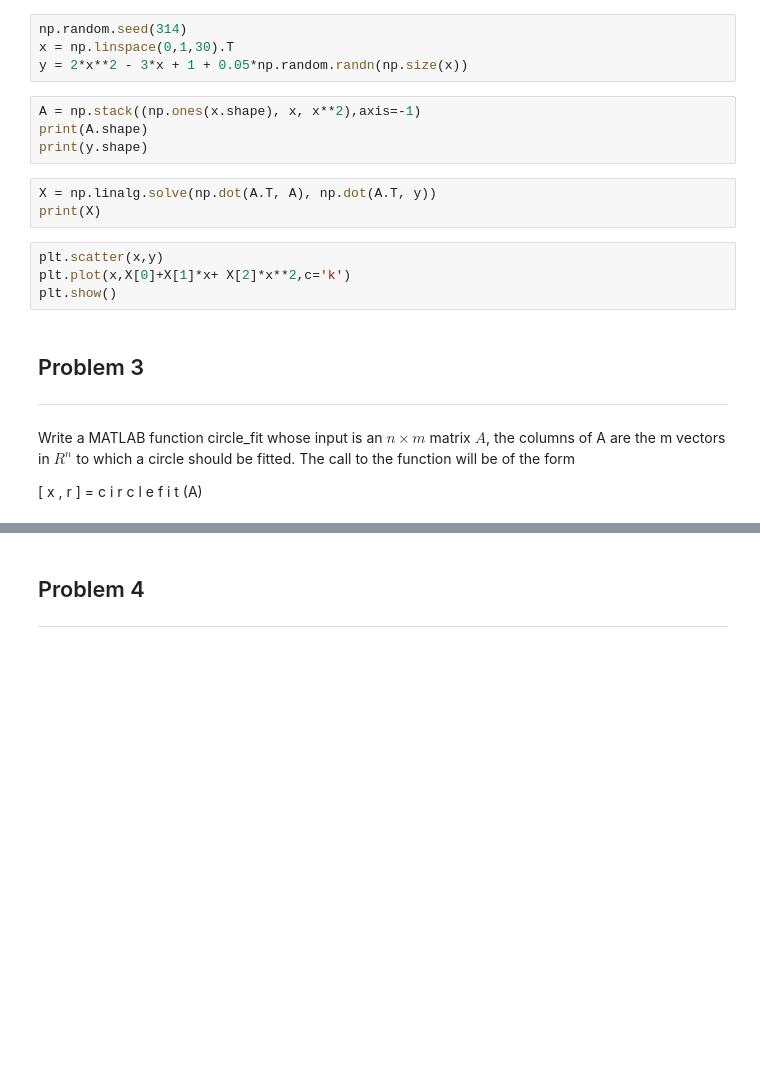
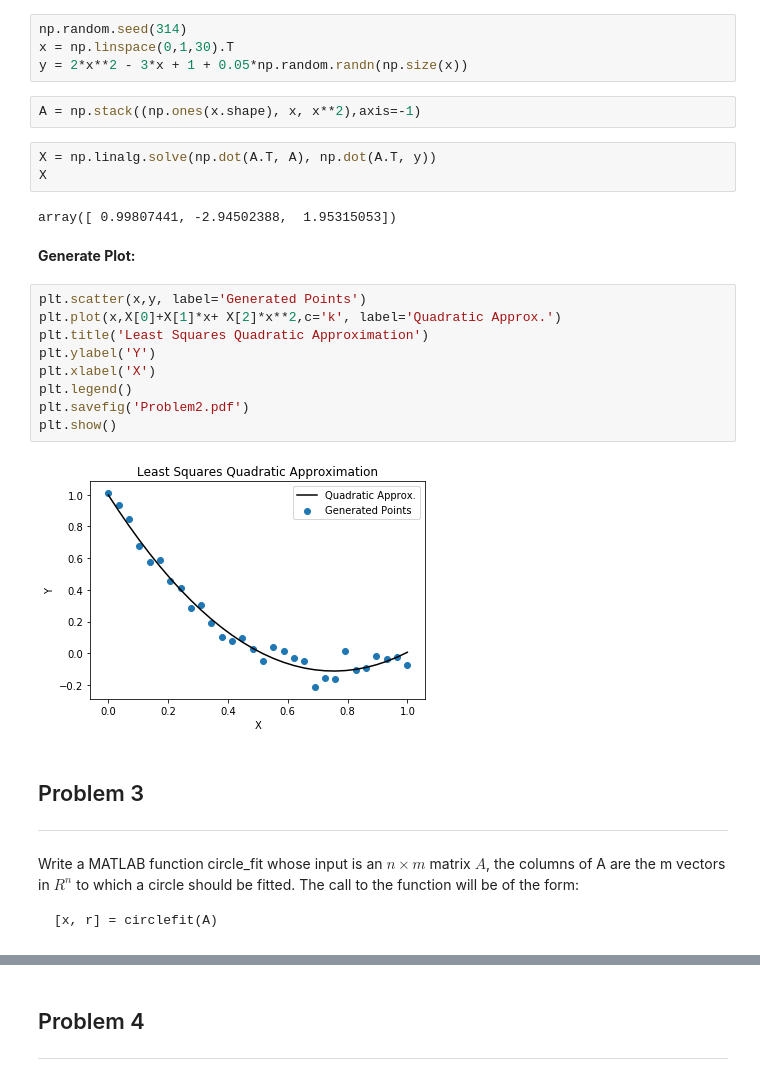
Before and after one commit to c-park/ME_6025, a Jupyter notebook: HW3/HW3_python.ipynb, the cells around one changed output, grey strips where cells are left out. Cells and saved outputs as stored; diff of their text form; blank space fills up the shorter version.

````diff
--- a/HW3/HW3_python.ipynb
+++ b/HW3/HW3_python.ipynb
@@ -22,15 +40,24 @@ x = np.linspace(0,1,30).T
 y = 2*x**2 - 3*x + 1 + 0.05*np.random.randn(np.size(x))
 # %%
 A = np.stack((np.ones(x.shape), x, x**2),axis=-1)
-print(A.shape)
-print(y.shape)
 # %%
 X = np.linalg.solve(np.dot(A.T, A), np.dot(A.T, y))
-print(X)
+X
+# %% [output]
+array([ 0.99807441, -2.94502388,  1.95315053])
+# %% [markdown]
+**Generate Plot:**
 # %%
-plt.scatter(x,y)
-plt.plot(x,X[0]+X[1]*x+ X[2]*x**2,c='k')
+plt.scatter(x,y, label='Generated Points')
+plt.plot(x,X[0]+X[1]*x+ X[2]*x**2,c='k', label='Quadratic Approx.')
+plt.title('Least Squares Quadratic Approximation')
+plt.ylabel('Y')
+plt.xlabel('X')
+plt.legend()
+plt.savefig('Problem2.pdf')
 plt.show()
+# %% [output]
+[figure, added]
 # %% [markdown]
 ## Problem 3
 
@@ -38,8 +65,10 @@ plt.show()
  Write a MATLAB function circle_fit whose input is an $n × m$ matrix $A$,
 the columns of A are the m vectors in $R^n$
 to which a circle should be fitted. The call to the
-function will be of the form
+function will be of the form:
 
-[ x , r ] = c i r c l e f i t (A)
+```matlab
+[x, r] = circlefit(A)
+```
 # %%
 # test data
````
Also changed, not shown: parts of 42 cells of this notebook, 4 other files.
